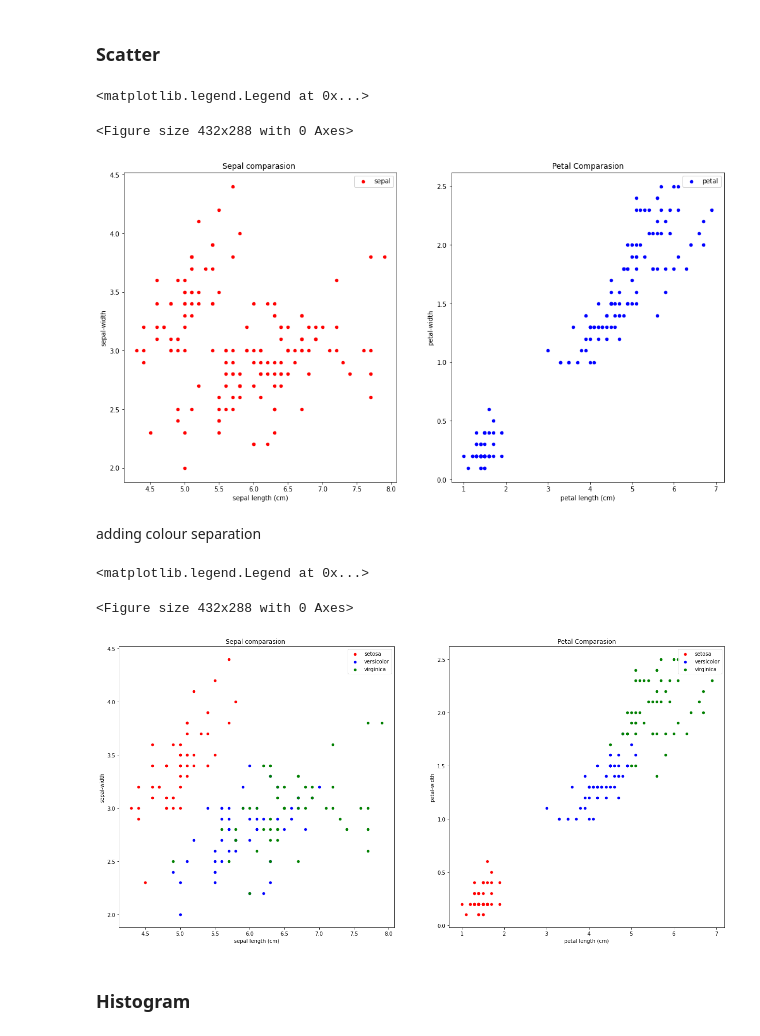
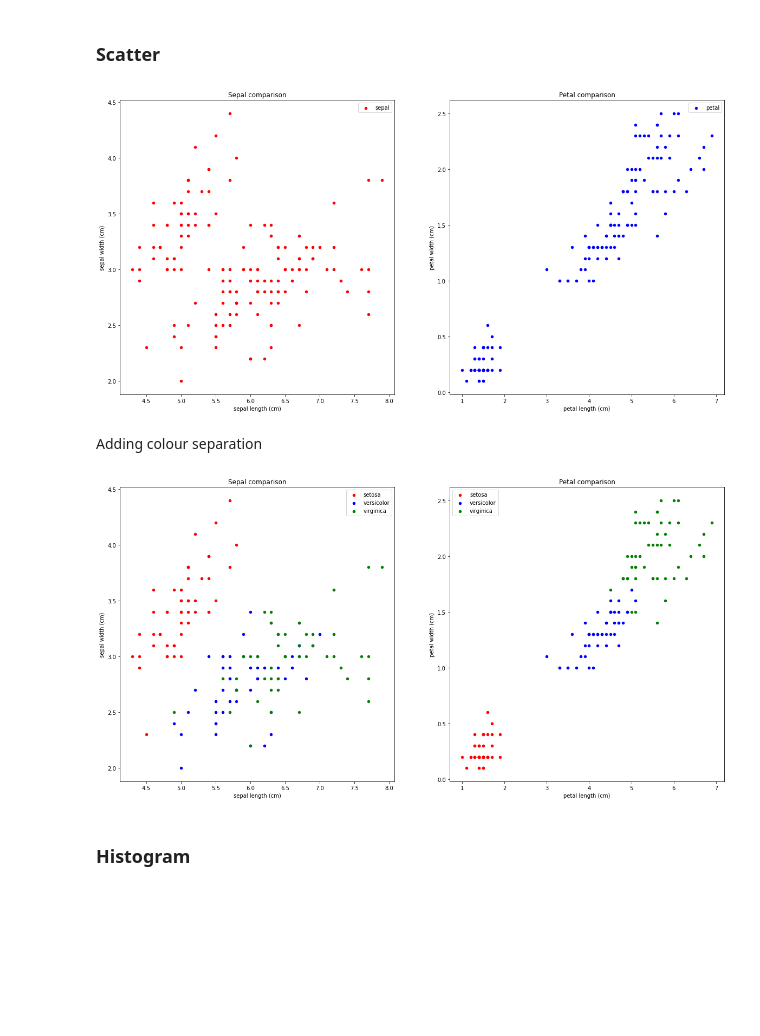
Before and after one commit to github4xyz/YGL, a Jupyter notebook: 01_Iris_data_EDA/02_P1_Iris_data_basic_visualization.ipynb, the cells around one changed output. Cells and saved outputs as stored; diff of their text form; code cells hidden in the pictures; blank space fills up the shorter version.

```diff
--- a/01_Iris_data_EDA/02_P1_Iris_data_basic_visualization.ipynb
+++ b/01_Iris_data_EDA/02_P1_Iris_data_basic_visualization.ipynb
@@ -62,56 +84,49 @@ target_df = [iris_df[iris_df['target']=="setosa"]['sepal length (cm)'],
 # %%
 # https://www.kaggle.com/abhishekkrg/python-iris-data-visualization-and-explanation
 #Plotting Petal Length vs Petal Width & Sepal Length vs Sepal width
 #warnings.simplefilter("ignore")#Supress any warning
 import matplotlib.pyplot as plt
 
-plt.figure()
-fig,ax=plt.subplots(1,2,figsize=(17, 9))
+fig,ax=plt.subplots(1,2,figsize=(20, 10))
 iris_df.plot(x="sepal length (cm)",y="sepal width (cm)",kind="scatter",ax=ax[0],sharex=False,sharey=False,label="sepal",color='r')
 iris_df.plot(x="petal length (cm)",y="petal width (cm)",kind="scatter",ax=ax[1],sharex=False,sharey=False,label="petal",color='b')
-ax[0].set(title='Sepal comparasion ', ylabel='sepal-width')
-ax[1].set(title='Petal Comparasion',  ylabel='petal-width')
-ax[0].legend()
-ax[1].legend()
-# plt.show()
-# plt.close()
+ax[0].set(title='Sepal comparison')
+ax[1].set(title='Petal comparison')
+plt.show()
 
 # we can see that  there are some petals which are smaller than rest of petal.
-#Let's examine them
+# Let's examine them
 # %% [output]
-<matplotlib.legend.Legend at 0x...>
-<Figure size 432x288 with 0 Axes>
-[figure, old version]
+[figure, new version]
 # %% [markdown]
-adding colour separation
+Adding colour separation
 # %%
 # https://www.kaggle.com/abhishekkrg/python-iris-data-visualization-and-explanation
 #for each Species ,let's check what is petal and sepal distibutuon
-plt.figure()
-fig,ax=plt.subplots(1,2,figsize=(21, 10))
 
+fig,ax=plt.subplots(1,2,figsize=(20, 10))
+
+# Left side Sepal comparison
 setosa.plot(x="sepal length (cm)", y="sepal width (cm)", kind="scatter",ax=ax[0],label='setosa',color='r')
 versicolor.plot(x="sepal length (cm)",y="sepal width (cm)",kind="scatter",ax=ax[0],label='versicolor',color='b')
 virginica.plot(x="sepal length (cm)", y="sepal width (cm)", kind="scatter", ax=ax[0], label='virginica', color='g')
 
+# Right side Pepal comparison
 setosa.plot(x="petal length (cm)", y="petal width (cm)", kind="scatter",ax=ax[1],label='setosa',color='r')
 versicolor.plot(x="petal length (cm)",y="petal width (cm)",kind="scatter",ax=ax[1],label='versicolor',color='b')
 virginica.plot(x="petal length (cm)", y="petal width (cm)", kind="scatter", ax=ax[1], label='virginica', color='g')
 
-ax[0].set(title='Sepal comparasion ', ylabel='sepal-width')
-ax[1].set(title='Petal Comparasion',  ylabel='petal-width')
-ax[0].legend()
-ax[1].legend()
-# plt.show()
-# plt.close()
+ax[0].set(title='Sepal comparison')
+ax[1].set(title='Petal comparison')
+
+plt.show()
+
 
 #satosa   - satosa Petal are relatively smaller than rest of species .can be easily separable from rest of Species
 #versicolor & virginica are also separable in Petal comprasion
 #satoa sepal are smallest in length and largest in Width than other species
 # %% [output]
-<matplotlib.legend.Legend at 0x...>
-<Figure size 432x288 with 0 Axes>
-[figure, old version]
+[figure, new version]
 # %% [markdown]
 ### Histogram
 # %%
```
Also changed, not shown: parts of 33 cells of this notebook.
